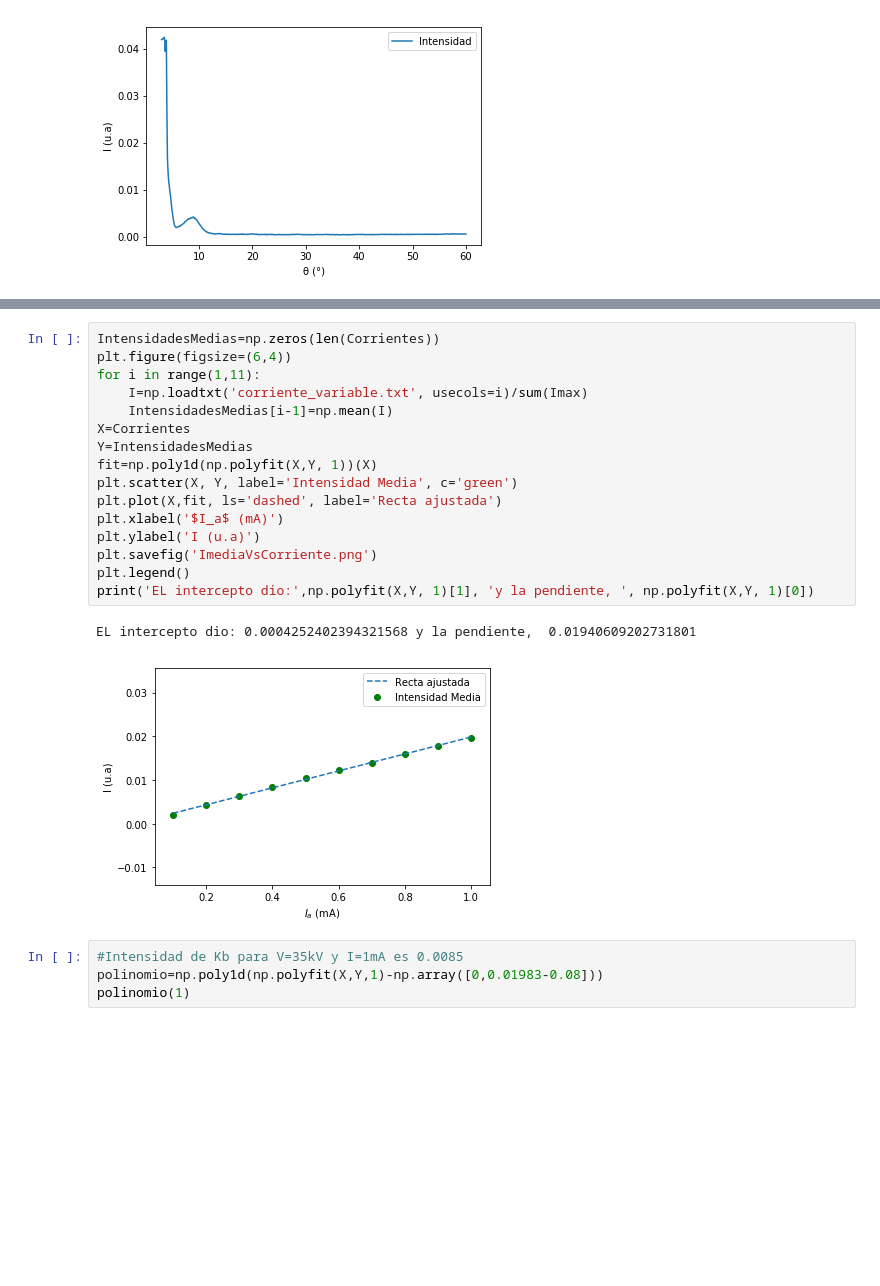
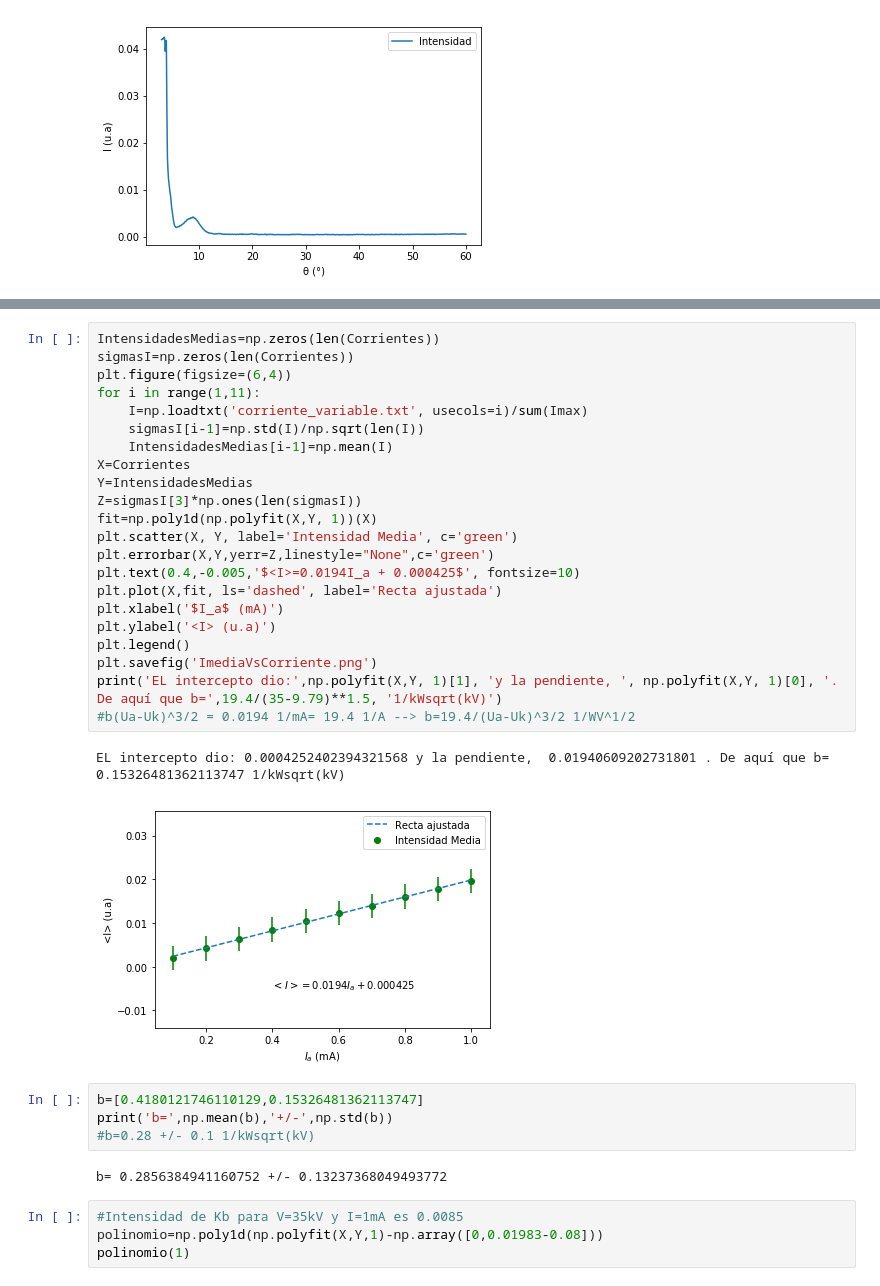
Before and after one commit to diegotg2000/RayosX, a Jupyter notebook: Analisis.ipynb, the cells around one changed output, grey strips where cells are left out. Cells and saved outputs as stored; diff of their text form; blank space fills up the shorter version.

```diff
--- a/Analisis.ipynb
+++ b/Analisis.ipynb
@@ -241,23 +243,35 @@ for i in range(1,11):
 [figure]
 # %%
 IntensidadesMedias=np.zeros(len(Corrientes))
+sigmasI=np.zeros(len(Corrientes))
 plt.figure(figsize=(6,4))
 for i in range(1,11):
     I=np.loadtxt('corriente_variable.txt', usecols=i)/sum(Imax)
+    sigmasI[i-1]=np.std(I)/np.sqrt(len(I))
     IntensidadesMedias[i-1]=np.mean(I)
 X=Corrientes
 Y=IntensidadesMedias
+Z=sigmasI[3]*np.ones(len(sigmasI))
 fit=np.poly1d(np.polyfit(X,Y, 1))(X)
 plt.scatter(X, Y, label='Intensidad Media', c='green')
+plt.errorbar(X,Y,yerr=Z,linestyle="None",c='green')
+plt.text(0.4,-0.005,'$<I>=0.0194I_a + 0.000425$', fontsize=10)
 plt.plot(X,fit, ls='dashed', label='Recta ajustada')
 plt.xlabel('$I_a$ (mA)')
-plt.ylabel('I (u.a)')
+plt.ylabel('<I> (u.a)')
+plt.legend()
 plt.savefig('ImediaVsCorriente.png')
-plt.legend()
-print('EL intercepto dio:',np.polyfit(X,Y, 1)[1], 'y la pendiente, ', np.polyfit(X,Y, 1)[0])
+print('EL intercepto dio:',np.polyfit(X,Y, 1)[1], 'y la pendiente, ', np.polyfit(X,Y, 1)[0], '. De aquí que b=',19.4/(35-9.79)**1.5, '1/kWsqrt(kV)')
+#b(Ua-Uk)^3/2 = 0.0194 1/mA= 19.4 1/A --> b=19.4/(Ua-Uk)^3/2 1/WV^1/2
 # %% [output]
-EL intercepto dio: 0.0004252402394321568 y la pendiente,  0.01940609202731801
+EL intercepto dio: 0.0004252402394321568 y la pendiente,  0.01940609202731801 . De aquí que b= 0.15326481362113747 1/kWsqrt(kV)
-[figure, old version]
+[figure, new version]
+# %%
+b=[0.4180121746110129,0.15326481362113747]
+print('b=',np.mean(b),'+/-',np.std(b))
+#b=0.28 +/- 0.1 1/kWsqrt(kV)
+# %% [output]
+b= 0.2856384941160752 +/- 0.13237368049493772
 # %%
 #Intensidad de Kb para V=35kV y I=1mA es 0.0085
 polinomio=np.poly1d(np.polyfit(X,Y,1)-np.array([0,0.01983-0.08]))
```
Also changed, not shown: parts of 5 cells of this notebook, 4 other files.
